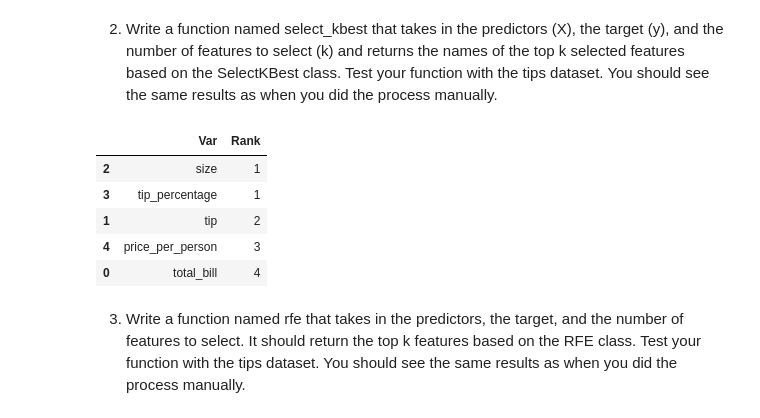
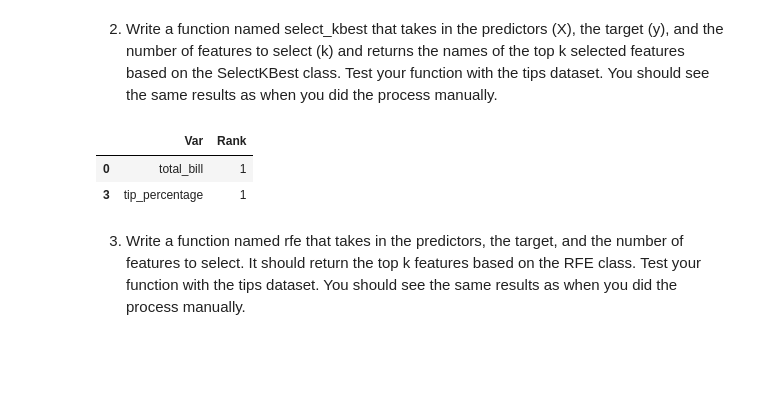
Before and after one commit to ljackson707/regression-exercises, a Jupyter notebook: feature_engineering_exercises.ipynb, the cells around one changed output. Saved outputs shown, nothing was run; the diff lists cells and outputs as text; code cells hidden in the pictures; blank space fills up the shorter version.

```diff
--- a/feature_engineering_exercises.ipynb
+++ b/feature_engineering_exercises.ipynb
@@ -104,11 +108,13 @@ def minmax_scale(train, validate, test):
     test_scaled = pd.DataFrame(test_scaled, columns=train.columns)
 
     return train_scaled, validate_scaled, test_scaled
+# %%
+train_scaled, validate_scaled, test_scaled = minmax_scale(train, validate, test)
 # %%
 from sklearn.feature_selection import SelectKBest, f_regression
 
 # parameters: f_regression stats test, give me 8 features
-f_selector = SelectKBest(f_regression, k=5)
+f_selector = SelectKBest(f_regression, k=2)
 
 # find the top 8 X's correlated with y
 f_selector.fit(train_scaled, y_train)
@@ -126,7 +132,7 @@ from sklearn.feature_selection import RFE
 lm = LinearRegression()
 
 # create the rfe object, indicating the ML object (lm) and the number of features I want to end up with.
-rfe = RFE(lm, 2)
+rfe = RFE(lm,  n_features_to_select=2)
 
 # fit the data using RFE
 rfe.fit(train_scaled,y_train)
@@ -182,7 +188,7 @@ from sklearn.feature_selection import RFE
 lm = LinearRegression()
 
 # create the rfe object, indicating the ML object (lm) and the number of features I want to end up with.
-rfe = RFE(lm, 2)
+rfe = RFE(lm, n_features_to_select=2)
 
 # fit the data using RFE
 rfe.fit(train_scaled,y_train)
@@ -243,14 +249,11 @@ def select_kbest(train_scaled, target):
 # %%
 ranks = select_kbest(train_scaled, target)
 # %%
-ranks
+ranks.head(2)
 # %% [output]
 |  | Var | Rank |
-| 2 | size | 1 |
+| 0 | total_bill | 1 |
 | 3 | tip_percentage | 1 |
-| 1 | tip | 2 |
-| 4 | price_per_person | 3 |
-| 0 | total_bill | 4 |
 # %% [markdown]
 3) Write a function named rfe that takes in the predictors, the target, and the number of features to select. It should return the top k features based on the RFE class. Test your function with the tips dataset. You should see the same results as when you did the process manually.
 # %%
```
Also changed, not shown: parts of 7 cells of this notebook.
